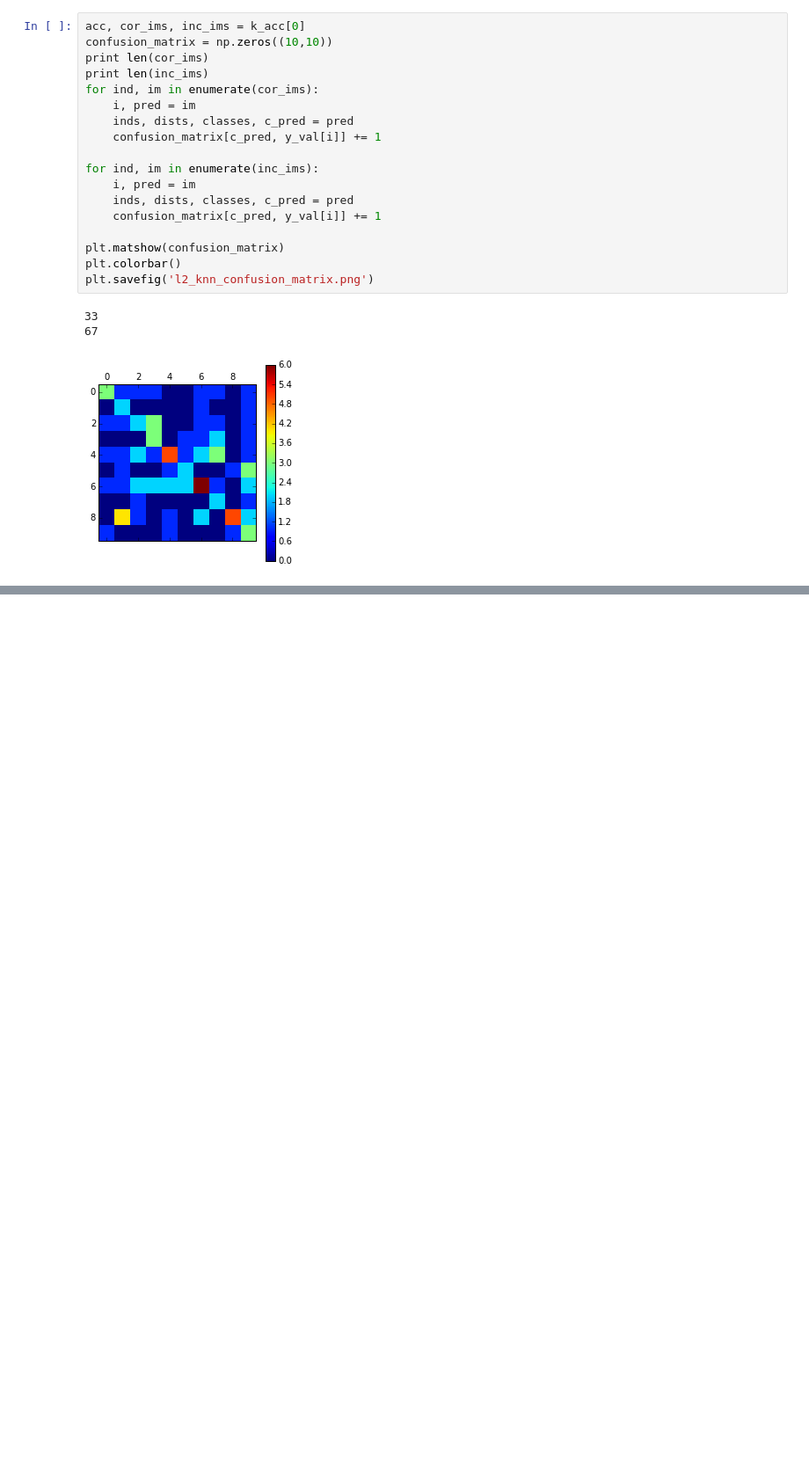
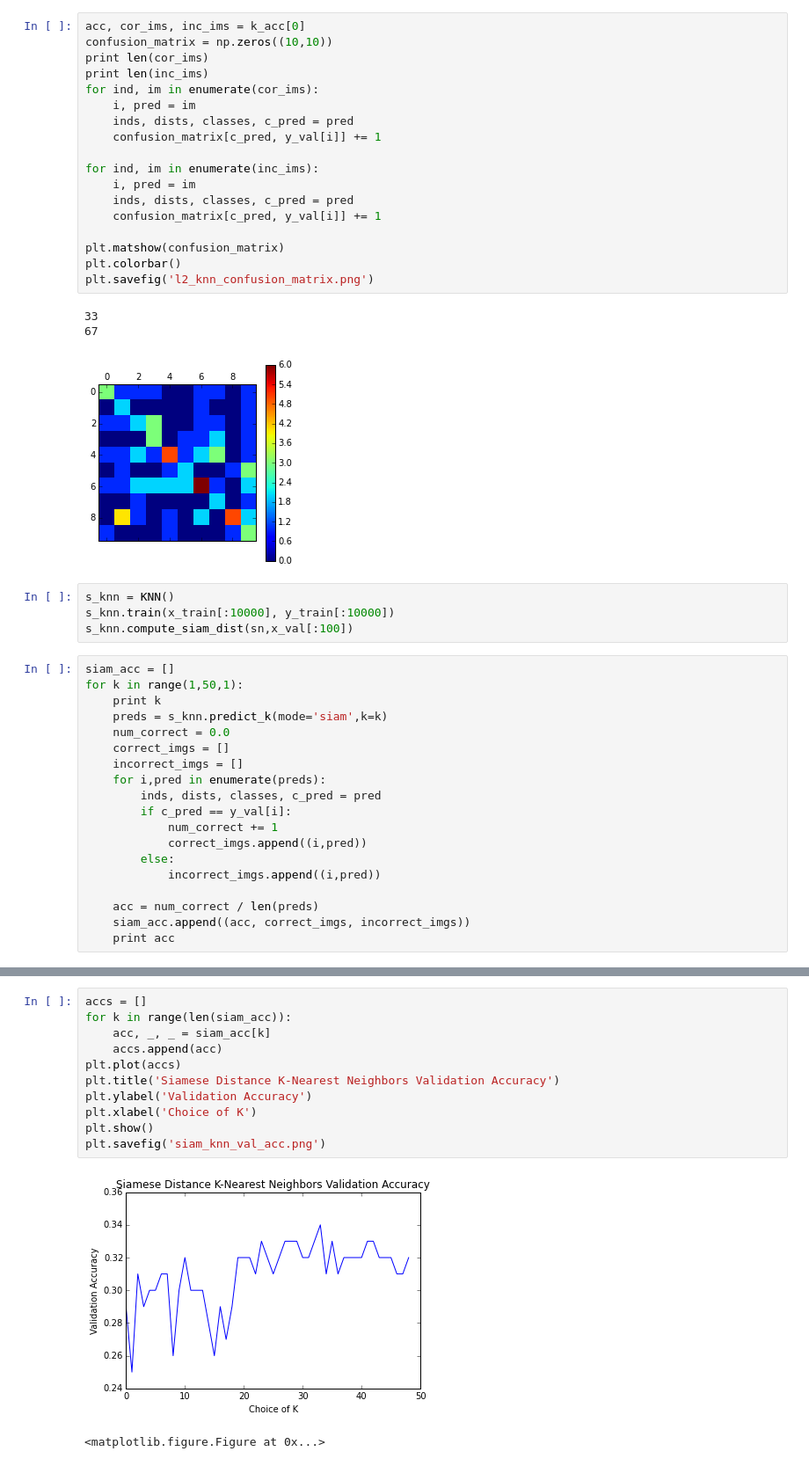
Before and after one commit to francis-lewis/siamese-neighbors, a Jupyter notebook: SiameseNet_AllClasses.ipynb, the cells around one changed output, grey strips where cells are left out. Shown at 88% size. Cells and saved outputs as stored; diff of their text form; blank space fills up the shorter version.

```diff
--- a/SiameseNet_AllClasses.ipynb
+++ b/SiameseNet_AllClasses.ipynb
@@ -307,3 +350,26 @@ plt.savefig('l2_knn_confusion_matrix.png')
 33
 67
 [figure]
+# %%
+s_knn = KNN()
+s_knn.train(x_train[:10000], y_train[:10000])
+s_knn.compute_siam_dist(sn,x_val[:100])
+# %%
+siam_acc = []
+for k in range(1,50,1):
+    print k
+    preds = s_knn.predict_k(mode='siam',k=k)
+    num_correct = 0.0
+    correct_imgs = []
+    incorrect_imgs = []
+    for i,pred in enumerate(preds):
+        inds, dists, classes, c_pred = pred
+        if c_pred == y_val[i]:
+            num_correct += 1
+            correct_imgs.append((i,pred))
+        else:
+            incorrect_imgs.append((i,pred))
+
+    acc = num_correct / len(preds)
+    siam_acc.append((acc, correct_imgs, incorrect_imgs))
+    print acc
@@ -309,0 +394,14 @@ plt.savefig('l2_knn_confusion_matrix.png')
+# %%
+accs = []
+for k in range(len(siam_acc)):
+    acc, _, _ = siam_acc[k]
+    accs.append(acc)
+plt.plot(accs)
+plt.title('Siamese Distance K-Nearest Neighbors Validation Accuracy')
+plt.ylabel('Validation Accuracy')
+plt.xlabel('Choice of K')
+plt.show()
+plt.savefig('siam_knn_val_acc.png')
+# %% [output]
+[figure, added]
+<matplotlib.figure.Figure at 0x...>
```
Also changed, not shown: parts of 13 cells of this notebook, 2 other files.
